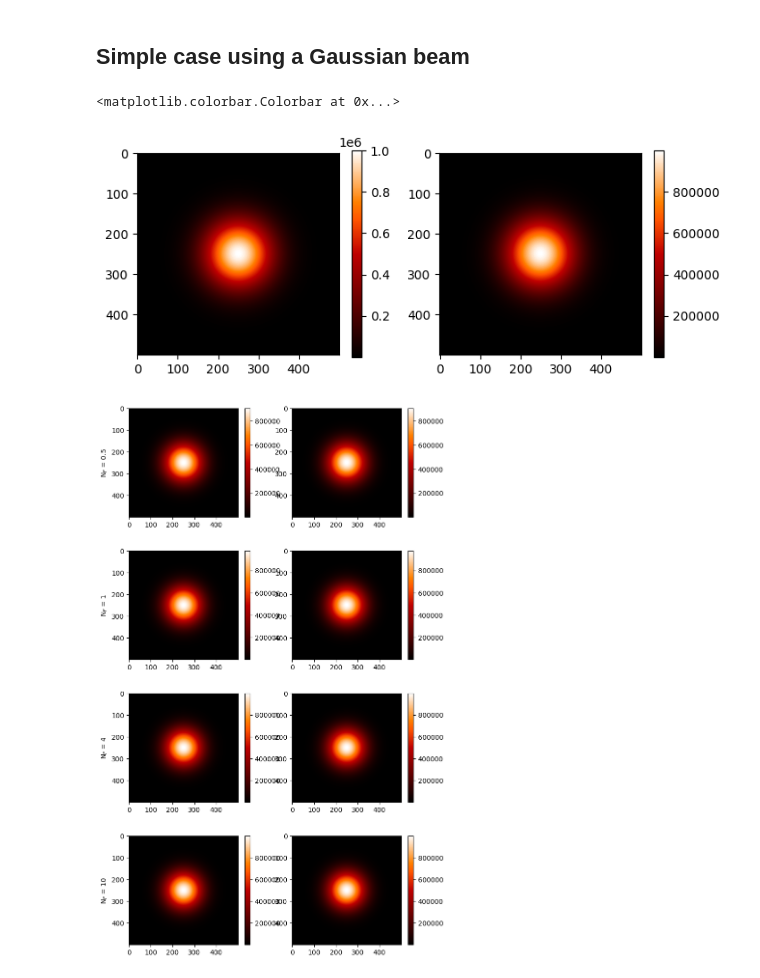
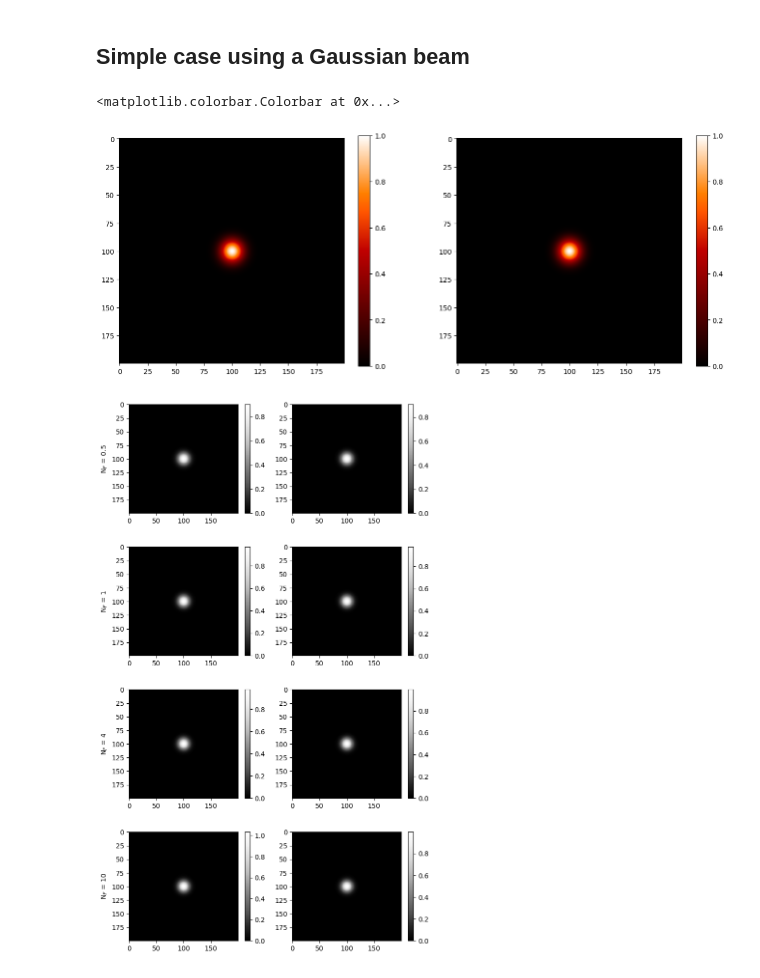
Before and after one commit to johnnymtex/photonMismatch, a Jupyter notebook: tests_fresnel.ipynb, the cells around one changed output. Cells and saved outputs as stored; diff of their text form; code cells hidden in the pictures.

Commit message:
added new propagation from LightPipes + new set of tests

```diff
--- a/tests_fresnel.ipynb
+++ b/tests_fresnel.ipynb
@@ -6,7 +6,7 @@ import numpy as np
 from focal_spot_pattern import create_gaussian_mask
 from propagation import fresnel_propagation
 # %%
-grid_dimension = 500
+grid_dimension = 150
 lambda_ = 2.75e-10
 I0 = 1e6
 z = 1
@@ -59,0 +60,8 @@ fig.colorbar(im2, ax=ax[1], shrink=0.75)
+# %%
+fig, ax = plt.subplots(ncols=2, figsize=(8,4))
+
+im1=ax[0].imshow(np.angle(f_in.field), cmap='gist_heat')
+im2=ax[1].imshow(np.angle(e_in), cmap='gist_heat')
+
+fig.colorbar(im1, ax=ax[0], shrink=0.75)
+fig.colorbar(im2, ax=ax[1], shrink=0.75)
@@ -278,26 +289,33 @@ E_in = []
 F_out = []
 E_out = []
 
+start_end = []
+
+grid_dimension=200
+
 for n in N_F:
     w = np.sqrt(n*lambda_*z)
-    grid_size = 6*w
+    grid_size = 20*w
+
+    random_phase = 0 #np.random.uniform(0,2*np.pi, (grid_dimension, grid_dimension))
 
     f_in = lp.Begin(grid_size, lambda_, grid_dimension)
     f_in = lp.GaussAperture(f_in, w)
-    f_in.field = np.sqrt(I0) * f_in.field
+    f_in.field = f_in.field * np.exp(1j*random_phase)
     F_in.append(f_in)
 
-    x = np.linspace(-grid_size/2, grid_size/2, grid_dimension)
-    y = np.linspace(-grid_size/2, grid_size/2, grid_dimension)
+    x = np.linspace(-grid_size/2, grid_size/2, grid_dimension, endpoint=False)
+    y = np.linspace(-grid_size/2, grid_size/2, grid_dimension, endpoint=False)
     X,Y = np.meshgrid(x,y)
 
-    e_in = np.sqrt(I0)*create_gaussian_mask(X, Y, diameter=2*w)
+    e_in = np.exp(1j*random_phase)*create_gaussian_mask(X, Y, diameter=2*w)
     E_in.append(e_in)
 
-    F_out.append(lp.Forvard(f_in, z))
-    E_out.append(fresnel_propagation(e_in, lambda_, z, grid_size/grid_dimension))
+    F_out.append(lp.Fresnel(f_in, z))
+    e_out = fresnel_propagation(e_in, lambda_, z, grid_size/grid_dimension, padding_factor=8)
+    E_out.append(e_out)
 # %%
-fig, ax = plt.subplots(ncols=2, figsize=(8,4))
+fig, ax = plt.subplots(ncols=2, figsize=(16,8))
 
 im1=ax[0].imshow(np.abs(F_in[0].field)**2, cmap='gist_heat')
 im2=ax[1].imshow(np.abs(E_in[0])**2, cmap='gist_heat')
@@ -306,21 +324,21 @@ fig.colorbar(im1, ax=ax[0], shrink=0.75)
 fig.colorbar(im2, ax=ax[1], shrink=0.75)
 # %% [output]
 <matplotlib.colorbar.Colorbar at 0x...>
-[figure, old version]
+[figure, new version]
 # %%
 # intensity plots
 
 fig, ax = plt.subplots(nrows=4, ncols=2, figsize=(8,4*4))
 
 for i in range(len(E_out)):
-    im1=ax[i][0].imshow(np.abs(F_out[i].field)**2, cmap='gist_heat')
-    im2=ax[i][1].imshow(np.abs(E_out[i])**2, cmap='gist_heat')
+    im1=ax[i][0].imshow(np.abs(F_out[i][].field)**2, cmap='Greys_r')
+    im2=ax[i][1].imshow(np.abs(E_out[i][])**2, cmap='Greys_r')
 
     fig.colorbar(im1, ax=ax[i][0], shrink=0.65)
     fig.colorbar(im2, ax=ax[i][1], shrink=0.65)
 
     ax[i][0].set_ylabel(f"N$_F$ = {N_F[i]}")
 
 fig.subplots_adjust(hspace=-0.15)
 # %% [output]
-[figure, old version]
+[figure, new version]
```
Also changed, not shown: parts of 10 cells of this notebook, 10 other files.
